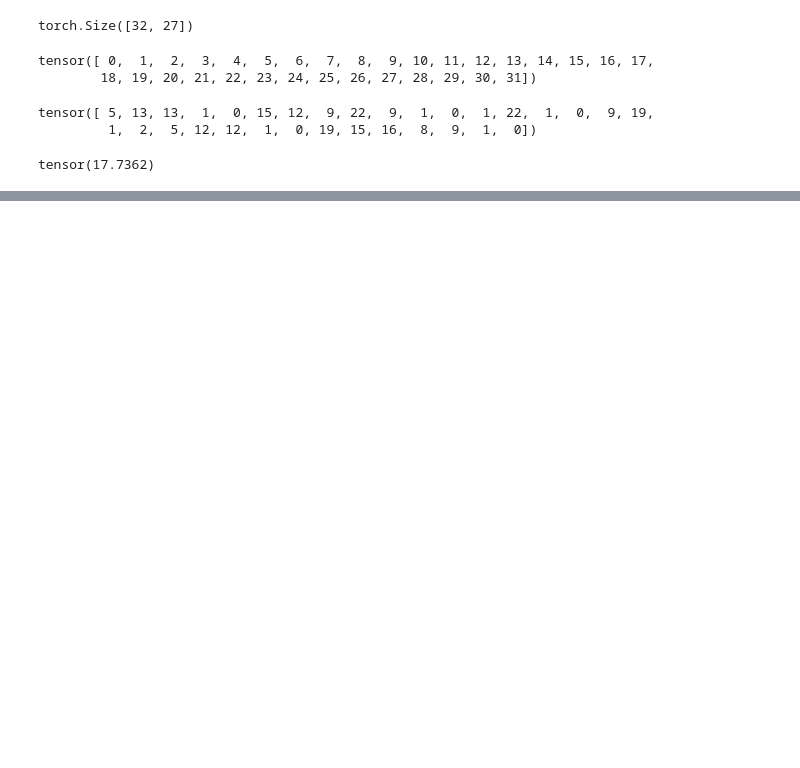
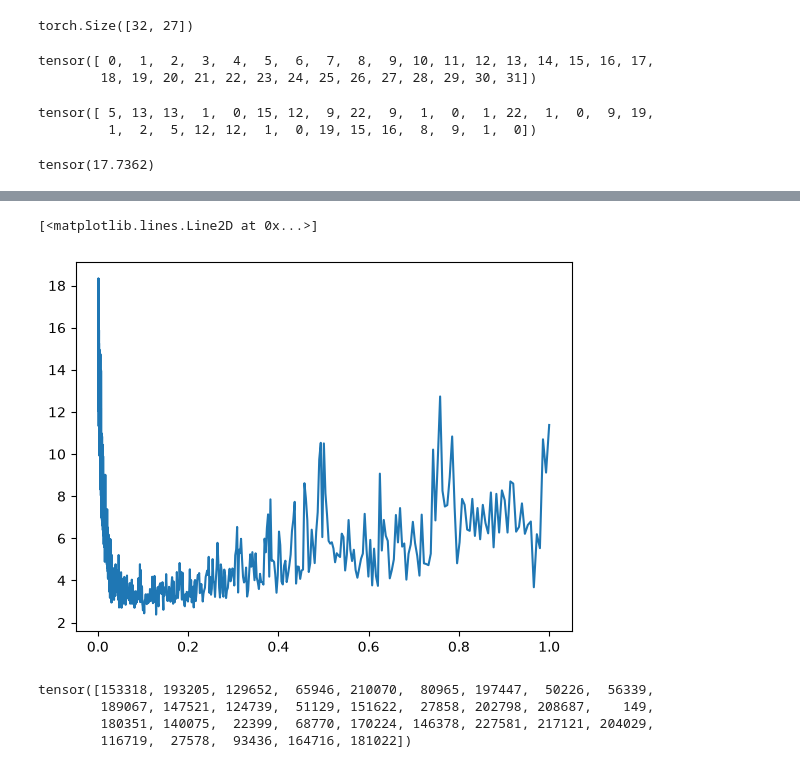
Before and after one commit to sutanukaa/makemore, a Jupyter notebook: makemore-mlp.ipynb, the cells around one changed output, grey strips where cells are left out. Cells and saved outputs as stored; diff of their text form; code cells hidden in the pictures; blank space fills up the shorter version.

```diff
--- a/makemore-mlp.ipynb
+++ b/makemore-mlp.ipynb
@@ -21,14 +21,14 @@ print(itos)
 
 block_size = 3 #context length
 X,Y = [],[]
-for w in words[:5]:
-   print(w)
+for w in words :
+   #print(w)
    context = [0] * block_size
    for ch in w + '.' :
     ix = stoi[ch]
     X.append(context)
     Y.append(ix)
-    print (''.join(itos[i] for i in context), '-->', itos[ix])
+    #print (''.join(itos[i] for i in context), '-->', itos[ix])
     context = context[1:] + [ix]
 
 X = torch.tensor(X)
@@ -141,0 +114,6 @@ tensor(17.7362)
+# %%
+parameters = [C, w1, b1, w2, b2]
+for p in parameters:
+    p.requires_grad = True
+
+print(f"Total parameters: {sum(p.nelement() for p in parameters)}")
@@ -141,0 +122,29 @@ tensor(17.7362)
+# %%
+lrc = torch.linspace(-3, 0, 1000)
+lrs = 10 ** lrc
+# %%
+lri = []
+lossi = []
+for i in range(1000):
+    #contructing mini batch
+    ix = torch.randint(0, X.shape[0], (32,))
+
+    # forward pass
+    emb = C[X[ix]]
+    h = torch.tanh(emb.view(-1, 6) @ w1 + b1)
+    logits = h @ w2 + b2
+    loss = F.cross_entropy(logits, Y[ix])
+    print(loss.item())
+
+    # backward pass
+    for p in parameters:
+        p.grad = None
+    loss.backward()
+
+    # update
+    lr = lrs[i]
+    for p in parameters:
+        p.data += -lr * p.grad
+
+    lri.append(lr)
+    lossi.append(loss.item())
@@ -141,0 +169,12 @@ tensor(17.7362)
+# %%
+plt.plot(lri,lossi)
+# %% [output]
+[<matplotlib.lines.Line2D at 0x...>]
+[figure, added]
+# %%
+torch.randint(0, X.shape[0], (32,))
+# %% [output]
+tensor([153318, 193205, 129652,  65946, 210070,  80965, 197447,  50226,  56339,
+        189067, 147521, 124739,  51129, 151622,  27858, 202798, 208687,    149,
+        180351, 140075,  22399,  68770, 170224, 146378, 227581, 217121, 204029,
+        116719,  27578,  93436, 164716, 181022])
```
Also changed, not shown: parts of 10 cells of this notebook.
